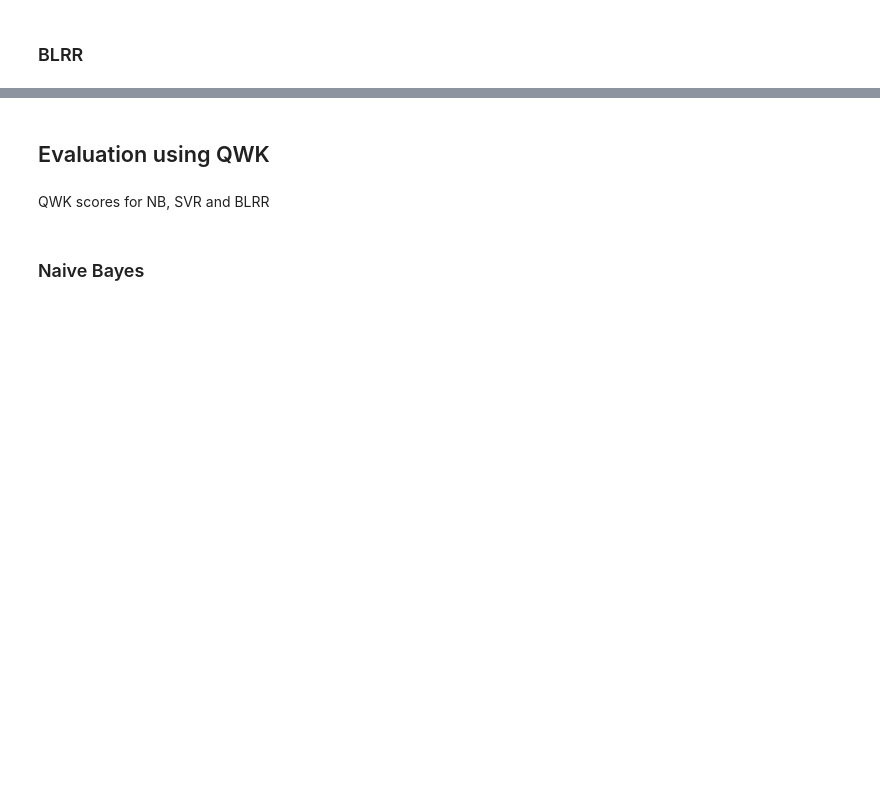
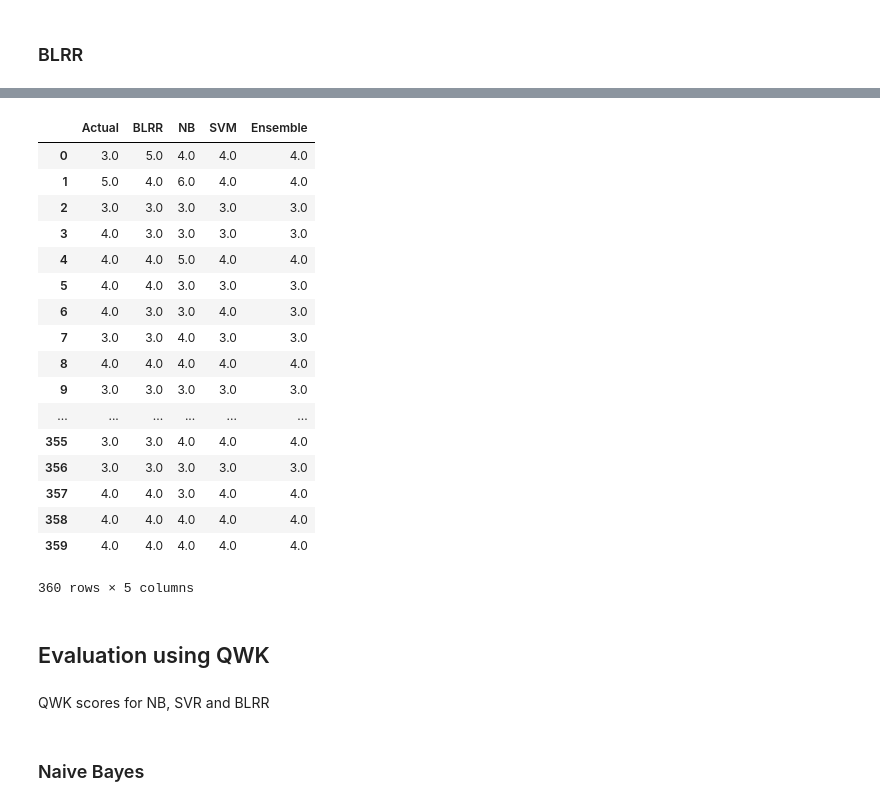
Before and after one commit to ikttan/maes, a Jupyter notebook: maes.ipynb, the cells around one changed output, grey strips where cells are left out. Saved outputs shown, nothing was run; the diff lists cells and outputs as text; code cells hidden in the pictures; blank space fills up the shorter version.

Commit message:
ensemble added

```diff
--- a/maes.ipynb
+++ b/maes.ipynb
@@ -440,0 +514,12 @@ print(cm)
+# %%
+actual = pd.Series(y_test.ravel())
+predNB = pd.Series(y_predNB)
+predSVM = pd.Series(y_predSVM)
+predBLRR = pd.Series(y_predBLRR)
+
+data = {"Actual": actual,
+        "NB": predNB,
+        "SVM": predSVM,
+        "BLRR": predBLRR}
+results = pd.concat(data, axis=1)
+results
@@ -441,3 +545,30 @@ print(cm)
+# %%
+results['Ensemble'] = np.where(
+                            (results['NB'] == results['BLRR']) |
+                            (results['NB'] == results['SVM']),
+                            results['NB'],
+                            results['BLRR']
+                        )
+results
+# %% [output]
+|  | Actual | BLRR | NB | SVM | Ensemble |
+| 0 | 3.0 | 5.0 | 4.0 | 4.0 | 4.0 |
+| 1 | 5.0 | 4.0 | 6.0 | 4.0 | 4.0 |
+| 2 | 3.0 | 3.0 | 3.0 | 3.0 | 3.0 |
+| 3 | 4.0 | 3.0 | 3.0 | 3.0 | 3.0 |
+| 4 | 4.0 | 4.0 | 5.0 | 4.0 | 4.0 |
+| 5 | 4.0 | 4.0 | 3.0 | 3.0 | 3.0 |
+| 6 | 4.0 | 3.0 | 3.0 | 4.0 | 3.0 |
+| 7 | 3.0 | 3.0 | 4.0 | 3.0 | 3.0 |
+| 8 | 4.0 | 4.0 | 4.0 | 4.0 | 4.0 |
+| 9 | 3.0 | 3.0 | 3.0 | 3.0 | 3.0 |
+| ... | ... | ... | ... | ... | ... |
+| 355 | 3.0 | 3.0 | 4.0 | 4.0 | 4.0 |
+| 356 | 3.0 | 3.0 | 3.0 | 3.0 | 3.0 |
+| 357 | 4.0 | 4.0 | 3.0 | 4.0 | 4.0 |
+| 358 | 4.0 | 4.0 | 4.0 | 4.0 | 4.0 |
+| 359 | 4.0 | 4.0 | 4.0 | 4.0 | 4.0 |
+360 rows × 5 columns
 # %% [markdown]
 ## Evaluation using QWK
 # %% [markdown]
```
Also changed, not shown: parts of 32 cells of this notebook, 1 other file.
